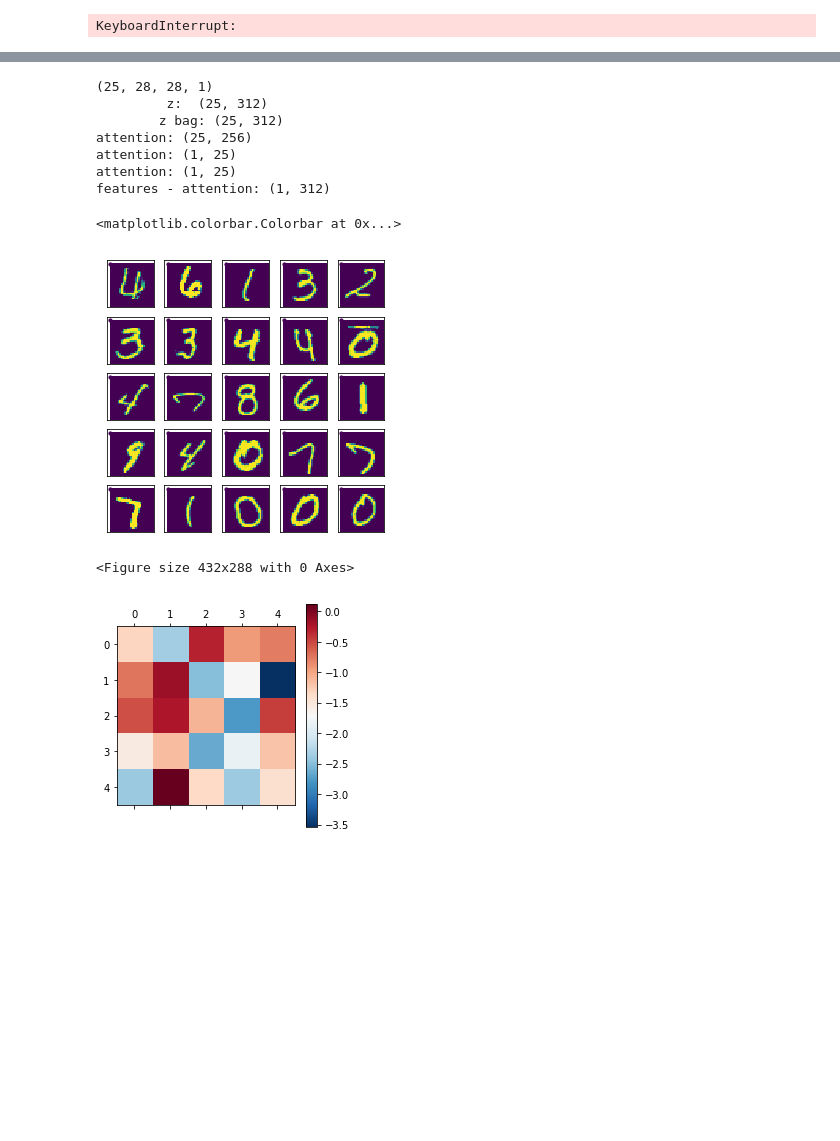
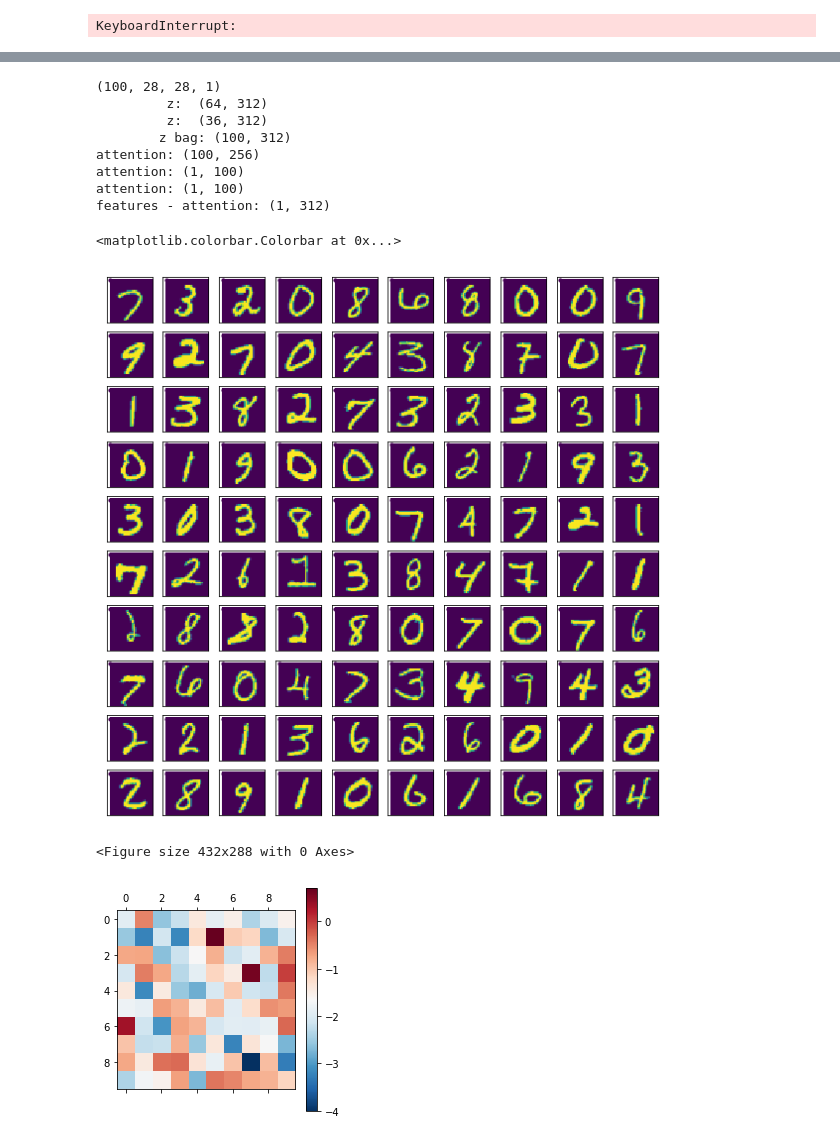
Before and after one commit to nathanin/milk, a Jupyter notebook: notebooks/bagged_mnist.ipynb, the cells around one changed output, grey strips where cells are left out. Saved outputs shown, nothing was run; the diff lists cells and outputs as text; code cells hidden in the pictures; blank space fills up the shorter version.

Commit message:
update figure creators

```diff
--- a/notebooks/bagged_mnist.ipynb
+++ b/notebooks/bagged_mnist.ipynb
@@ -186,7 +186,7 @@ epoch 04: loss=0.36016
         step 100: loss=0.18365
 KeyboardInterrupt:
 # %%
-x_bag = generate_positive_bag(train_x_pos, train_x_neg, 25)
+x_bag = generate_positive_bag(train_x_pos, train_x_neg, 100)
 # x_bag = np.expand_dims(x_bag, axis=0)
 x_bag = np.expand_dims(x_bag, axis=-1)
 print(x_bag.shape)
@@ -196,7 +196,7 @@ ypred = model.apply_classifier(features_att)
 
 att = att.numpy()
 
-fig, axs = plt.subplots(5,5, figsize=(5,5))
+fig, axs = plt.subplots(10,10, figsize=(10,10))
 for i, ax in enumerate(axs.flatten()):
     ax.matshow(np.squeeze(x_bag[i,...]))
 
@@ -204,6 +204,6 @@ for i, ax in enumerate(axs.flatten()):
     ax.set_yticks([])
 
 fig = plt.figure()
-plt.matshow(att.reshape(5,5), cmap='RdBu_r')
+plt.matshow(att.reshape(10,10), cmap='RdBu_r')
 plt.colorbar()
 # %% [output]
@@ -221,34 +222,35 @@ features - attention: (1, 312)
 # %%
-x_bag = generate_negative_bag(train_x_neg, 25)
+x_bag = generate_negative_bag(train_x_neg, 100)
 # x_bag = np.expand_dims(x_bag, axis=0)
 x_bag = np.expand_dims(x_bag, axis=-1)
 print(x_bag.shape)
 features = model.encode_bag(tf.constant(x_bag, dtype=tf.float32), training=False, return_z=True, verbose=True)
 features_att, att = model.mil_attention(features, return_raw_att=True, verbose=True)
 ypred = model.apply_classifier(features_att)
 
 att = att.numpy()
 
-fig, axs = plt.subplots(5,5, figsize=(5,5))
+fig, axs = plt.subplots(10,10, figsize=(10,10))
 for i, ax in enumerate(axs.flatten()):
     ax.matshow(np.squeeze(x_bag[i,...]))
     ax.scatter(0,0, c=att[0,i], s=10)
 
     ax.set_xticks([])
     ax.set_yticks([])
 
 fig = plt.figure()
-plt.matshow(att.reshape(5,5), cmap='RdBu_r')
+plt.matshow(att.reshape(10,10), cmap='RdBu_r')
 plt.colorbar()
 # %% [output]
-(25, 28, 28, 1)
-         z:  (25, 312)
-        z bag: (25, 312)
-attention: (25, 256)
-attention: (1, 25)
-attention: (1, 25)
+(100, 28, 28, 1)
+         z:  (64, 312)
+         z:  (36, 312)
+        z bag: (100, 312)
+attention: (100, 256)
+attention: (1, 100)
+attention: (1, 100)
 features - attention: (1, 312)
 <matplotlib.colorbar.Colorbar at 0x...>
-[figure, old version]
+[figure, new version]
 <Figure size 432x288 with 0 Axes>
-[figure, old version]
+[figure, new version]
```
Also changed, not shown: parts of 1 cell of this notebook, 9 other files.
